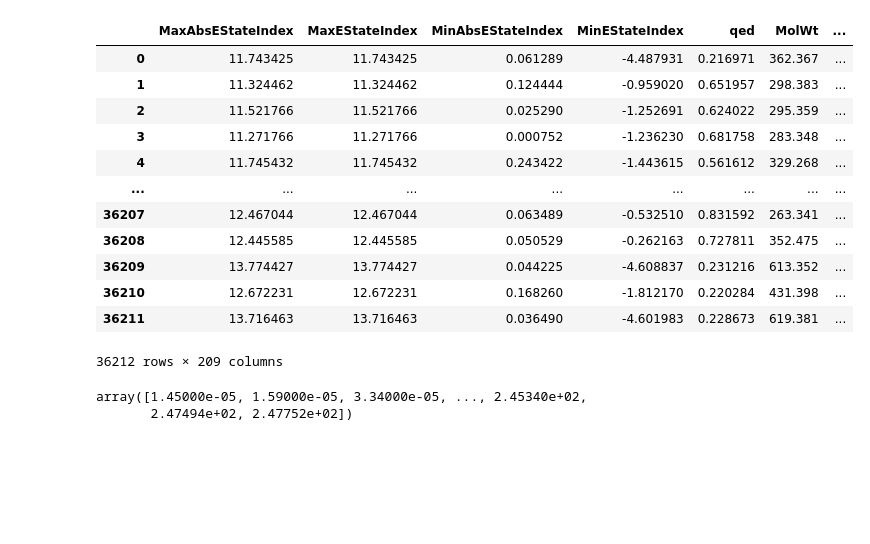
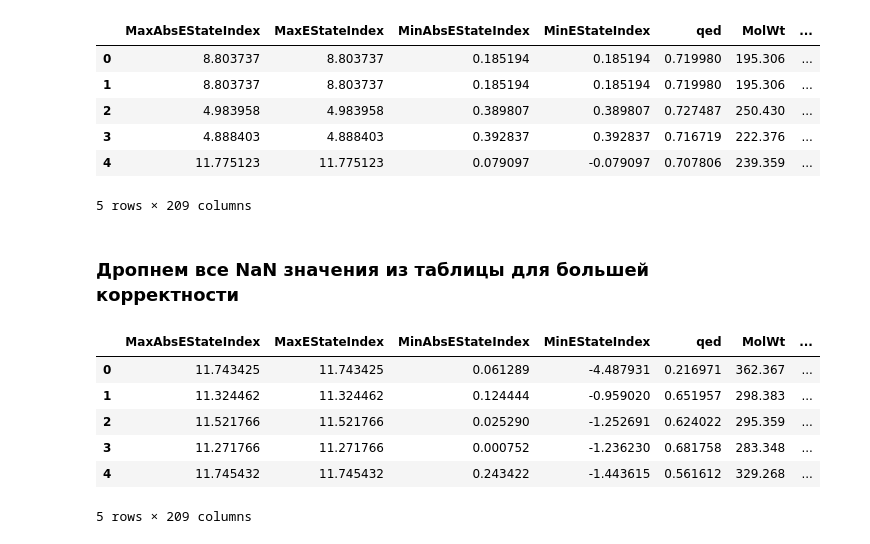
Before and after one commit to Kriolannd/coders, a Jupyter notebook: atom.ipynb, the cells around one changed output. Cells and saved outputs as stored; diff of their text form; code cells hidden in the pictures; blank space fills up the shorter version.

```diff
--- a/atom.ipynb
+++ b/atom.ipynb
@@ -17,4 +12,4 @@ from torch.utils.data import Dataset
 import torch.nn.functional as F
 # %%
-data = pd.read_excel("35000.xlsx")
-data.head()
+data_35000 = pd.read_excel("35000.xlsx")
+data_1400 = pd.read_excel("1400.xlsx")
@@ -46,3 +36,6 @@ data
+# %%
+data_35000 = data_35000[data_35000["IC50"] < 250].reset_index(drop=True)
+data_1400 = data_1400[data_1400["IC50, mmg/ml"] < 250].reset_index(drop=True)
 # %%
 def mol_dsc_calc(mols):
     return pd.DataFrame(Descriptors.CalcMolDescriptors(Chem.MolFromSmiles(m)) for m in mols)
@@ -49,5 +44,5 @@ def mol_dsc_calc(mols):
 # %%
 descriptor_transformer = FunctionTransformer(mol_dsc_calc)
-X = descriptor_transformer.transform(data['SMILES'])
-X
+X_35000 = descriptor_transformer.transform(data_35000['SMILES'])
+X_1400 = descriptor_transformer.transform(data_1400['SMILES'])
 # %% [output]
@@ -71,28 +65,25 @@ X
+# %%
+X_1400.head()
+# %% [output]
+|  | MaxAbsEStateIndex | MaxEStateIndex | MinAbsEStateIndex | MinEStateIndex | qed | MolWt | ... |
+| 0 | 8.803737 | 8.803737 | 0.185194 | 0.185194 | 0.719980 | 195.306 | ... |
+| 1 | 8.803737 | 8.803737 | 0.185194 | 0.185194 | 0.719980 | 195.306 | ... |
+| 2 | 4.983958 | 4.983958 | 0.389807 | 0.389807 | 0.727487 | 250.430 | ... |
+| 3 | 4.888403 | 4.888403 | 0.392837 | 0.392837 | 0.716719 | 222.376 | ... |
+| 4 | 11.775123 | 11.775123 | 0.079097 | -0.079097 | 0.707806 | 239.359 | ... |
+5 rows × 209 columns
+# %% [markdown]
+### Дропнем все NaN значения из таблицы для большей корректности
 # %%
-idx = X.index[X.isna().any(axis=1)]
-X = X.drop(idx, axis=0)
-X = X.reset_index(drop=True)
-X
+idx_35000 = X_35000.index[X_35000.isna().any(axis=1)]
+X_35000 = X_35000.drop(idx_35000, axis=0)
+X_35000 = X_35000.reset_index(drop=True)
+X_35000.head()
 # %% [output]
 |  | MaxAbsEStateIndex | MaxEStateIndex | MinAbsEStateIndex | MinEStateIndex | qed | MolWt | ... |
 | 0 | 11.743425 | 11.743425 | 0.061289 | -4.487931 | 0.216971 | 362.367 | ... |
 | 1 | 11.324462 | 11.324462 | 0.124444 | -0.959020 | 0.651957 | 298.383 | ... |
 | 2 | 11.521766 | 11.521766 | 0.025290 | -1.252691 | 0.624022 | 295.359 | ... |
 | 3 | 11.271766 | 11.271766 | 0.000752 | -1.236230 | 0.681758 | 283.348 | ... |
 | 4 | 11.745432 | 11.745432 | 0.243422 | -1.443615 | 0.561612 | 329.268 | ... |
-| ... | ... | ... | ... | ... | ... | ... | ... |
-| 36207 | 12.467044 | 12.467044 | 0.063489 | -0.532510 | 0.831592 | 263.341 | ... |
-| 36208 | 12.445585 | 12.445585 | 0.050529 | -0.262163 | 0.727811 | 352.475 | ... |
-| 36209 | 13.774427 | 13.774427 | 0.044225 | -4.608837 | 0.231216 | 613.352 | ... |
-| 36210 | 12.672231 | 12.672231 | 0.168260 | -1.812170 | 0.220284 | 431.398 | ... |
-| 36211 | 13.716463 | 13.716463 | 0.036490 | -4.601983 | 0.228673 | 619.381 | ... |
-36212 rows × 209 columns
+5 rows × 209 columns
-# %%
-y = data["IC50"]
-y = y.drop(idx, axis=0)
-y = y.reset_index(drop=True)
-y = y.to_numpy()
-y
-# %% [output]
-array([1.45000e-05, 1.59000e-05, 3.34000e-05, ..., 2.45340e+02,
-       2.47494e+02, 2.47752e+02])
```
Also changed, not shown: parts of 39 cells of this notebook.
